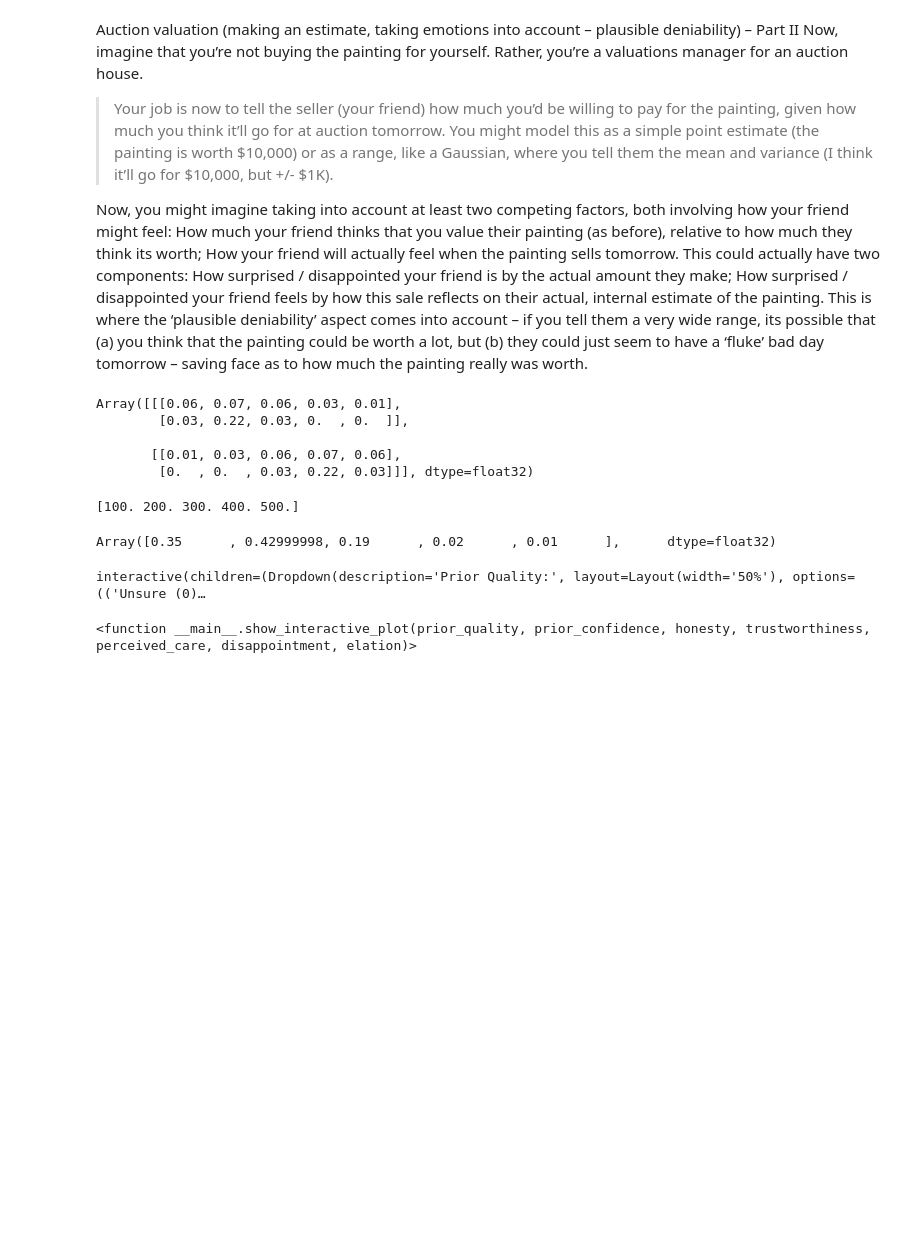
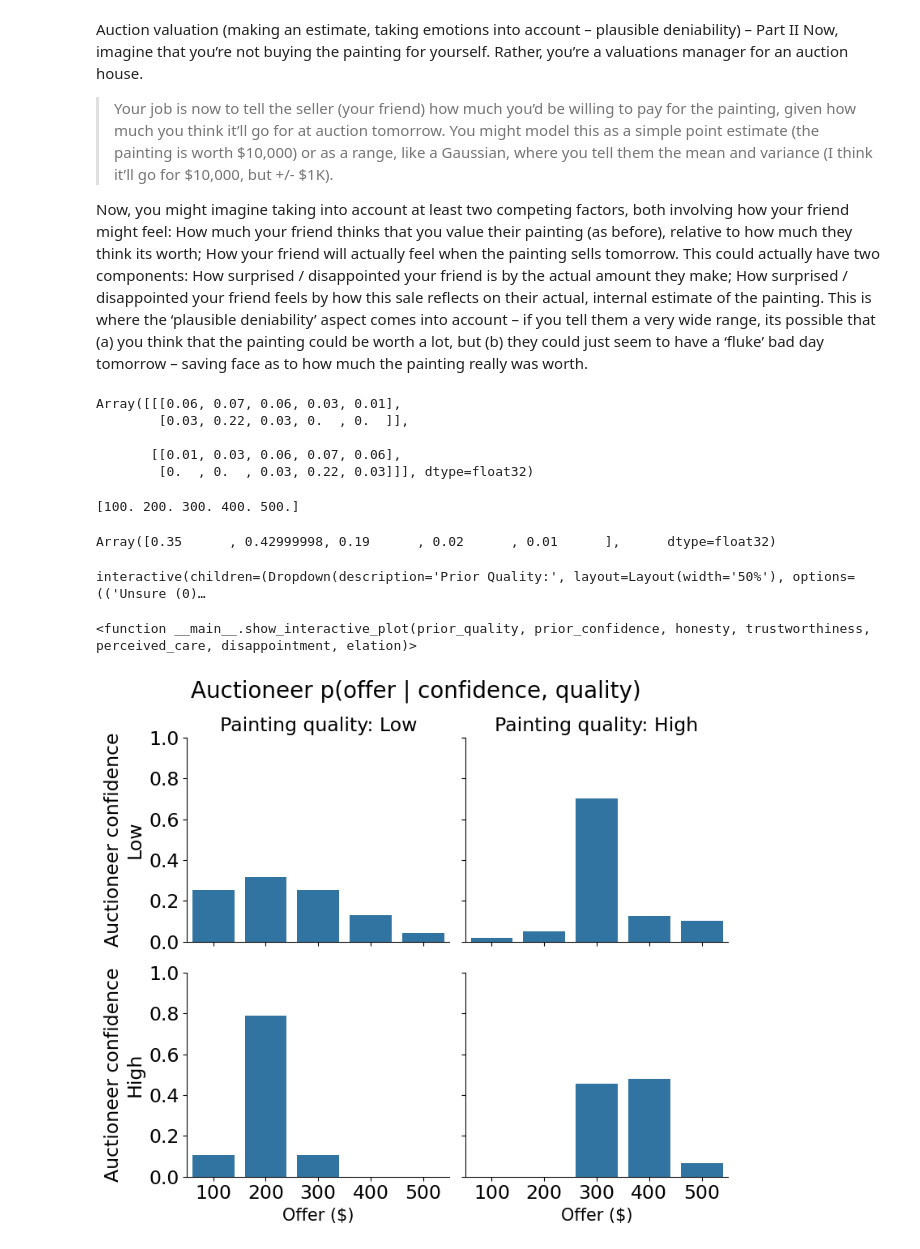
Before and after one commit to Vbtesh/cosmos_emotions, a Jupyter notebook: model.ipynb, the cells around one changed output. Drawn from its saved outputs; the diff is of its cells as text; code cells hidden in the pictures; blank space fills up the shorter version.

```diff
--- a/model.ipynb
+++ b/model.ipynb
@@ -201,9 +203,60 @@ interact(
 interactive(children=(Dropdown(description='Prior Quality:', layout=Layout(width='50%'), options=(('Unsure (0)…
 <function __main__.show_interactive_plot(prior_quality, prior_confidence, honesty, trustworthiness, perceived_care, disappointment, elation)>
 # %%
+
+
+def plot_p_offers(honesty, trustworthiness, perceived_care, disappointment, elation, save_fig=False, close_fig=False):
+    fig, axes = plt.subplots(2, 2, figsize=(8, 7), sharex=True, sharey=True)
+
+    for c in Confidence:
+        for q in Quality:
+            ax = axes[c, q]
+            df = pd.DataFrame({
+                'Offer': offers.round(),
+                'Probability': auctioneer_makes_offer(0, 0, honesty, trustworthiness, perceived_care, disappointment, elation)[:, c, q]
+            })
+            sns.barplot(data=df, x='Offer', y='Probability', ax=ax)
+            #ax.set_title(f'Confidence: {Confidence(c).name}, Quality: {Quality(q).name}')
+            ax.set_ylim(0, 1)
+            ax.set_xlabel('Offer ($)', fontsize=15)
+            ax.tick_params(axis='both', which='major', labelsize=17)
+            with warnings.catch_warnings():
+                warnings.simplefilter("ignore")
+                ax.set_xticklabels(offers.astype(int), rotation=0)
+
+            ax.set_ylabel(f'Auctioneer confidence\n{c.name.title()}', fontsize=17)
+            if c == 0:
+                ax.set_title(f'Painting quality: {q.name.title()}', fontsize=17)
+
+    fig.suptitle(f'Auctioneer p(offer | confidence, quality)', fontsize=20)
+    sns.despine()
+    plt.tight_layout()
+
+    if save_fig:
+        fig.savefig(f'figures/{save_fig}.png', dpi=300)
+    if close_fig:
+        plt.close(fig)
+    else:
+        plt.show()
+
+    return fig
+
 # Base case
+honesty = 1
+trustworthiness = 0
+perceived_care = 0
+disappointment = 0
+elation = 0
+fig_name = f"honesty={honesty}_trustworthiness={trustworthiness}_perceivedcare={perceived_care}_disappointment={disappointment}_elation={elation}"
+plot_p_offers(honesty, trustworthiness, perceived_care, disappointment, elation, save_fig=fig_name, close_fig=True)
 
-def plot_p_offers(honesty, trustworthiness, perceived_care, disappointment, elation):
-    fig, ax = plt.subplots(figsize=(4, 4))
-
-    p_offer =
+# Trustworthy case
+honesty = 1
+trustworthiness = 0
+perceived_care = 2
+disappointment = 2
+elation = 2
+fig_name = f"honesty={honesty}_trustworthiness={trustworthiness}_perceivedcare={perceived_care}_disappointment={disappointment}_elation={elation}"
+plot_p_offers(honesty, trustworthiness, perceived_care, disappointment, elation, save_fig=fig_name, close_fig=True)
+# %% [output]
+[figure, added]
```
Also changed, not shown: parts of 1 cell of this notebook, 7 other files.
